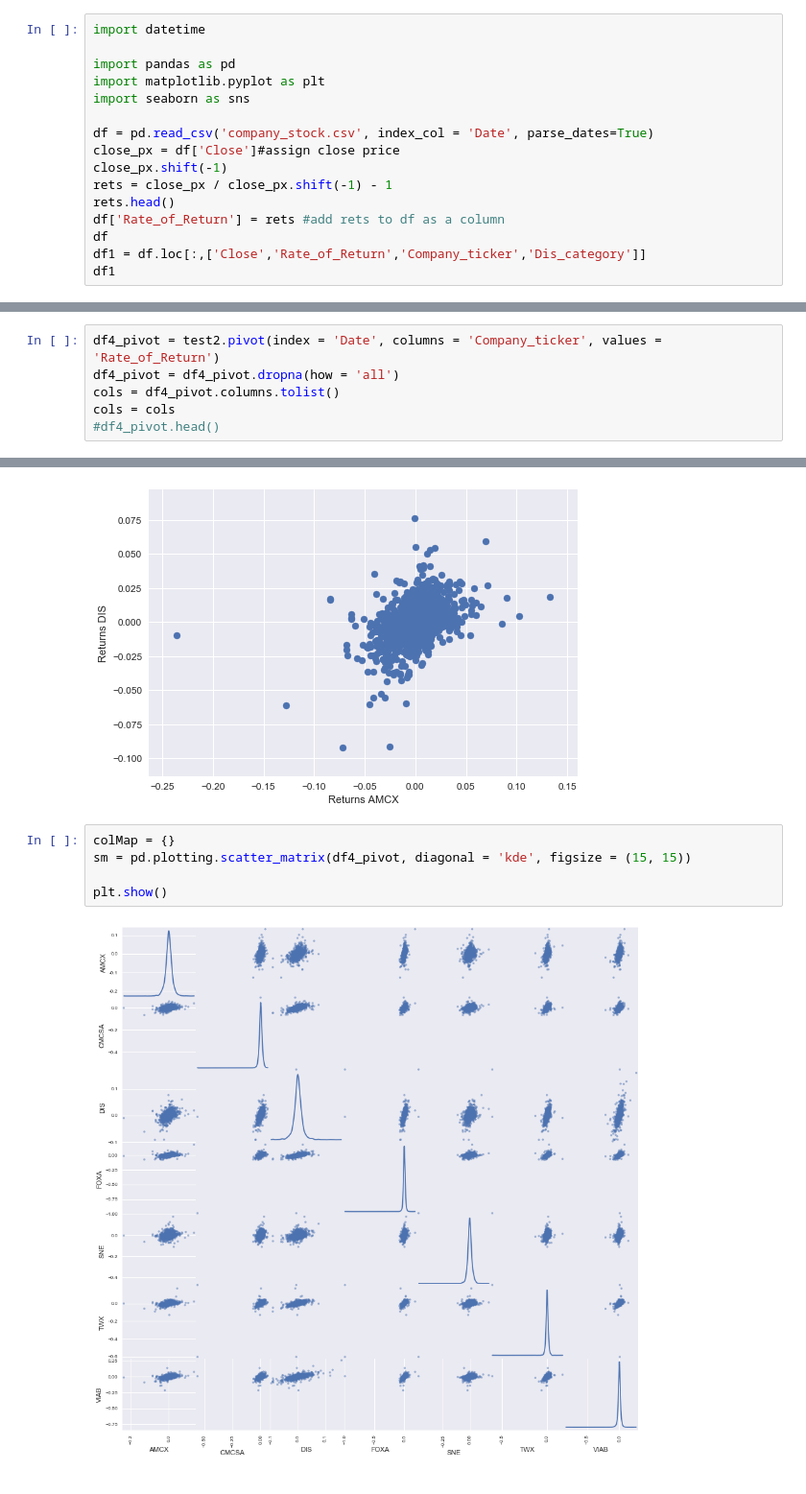
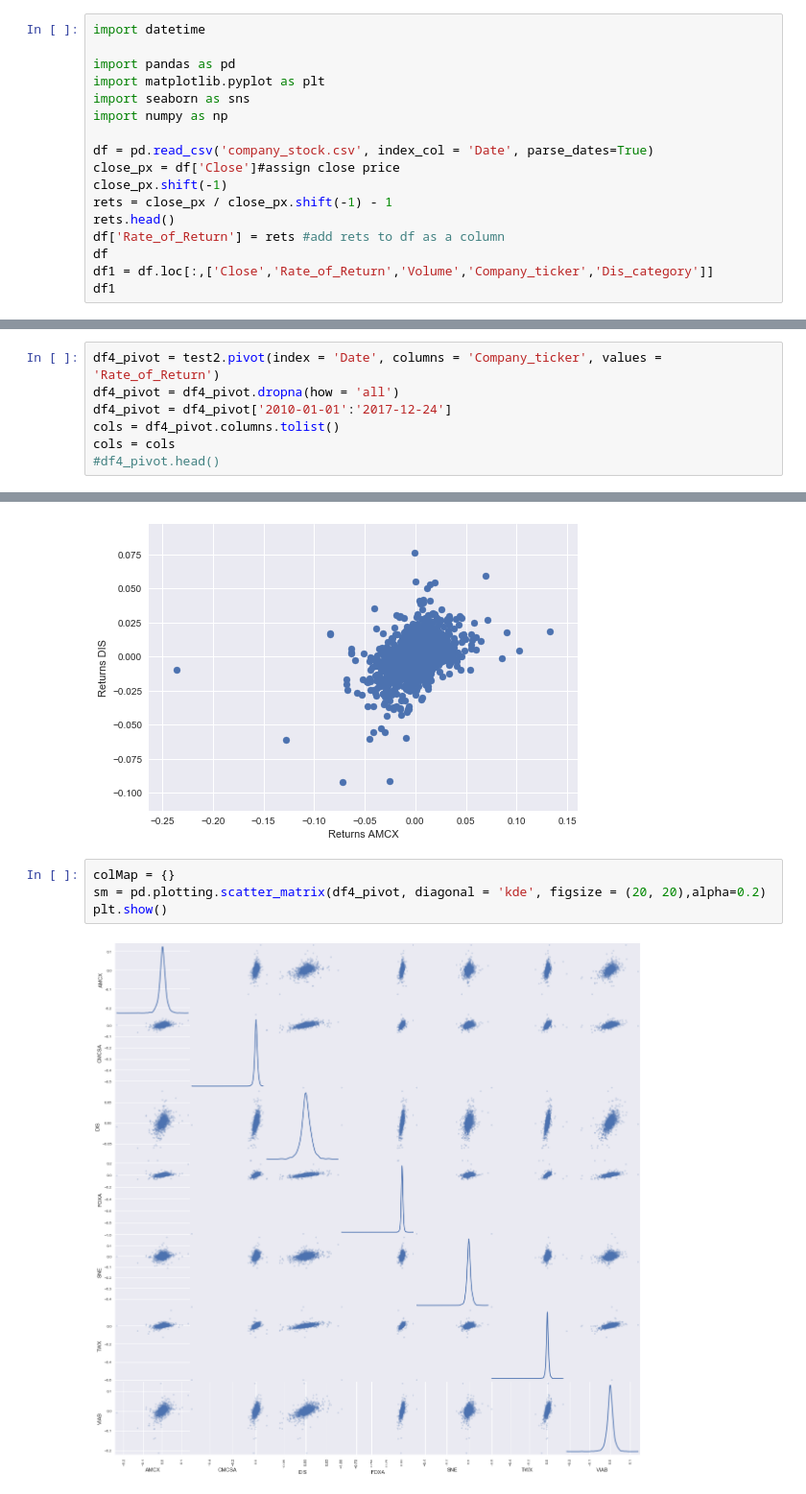
Before and after one commit to amyipliu/Project-Portfolio-, a Jupyter notebook: Clean Datas/Stock Price/Company_Stock - Hao Gong.ipynb, the cells around one changed output, grey strips where cells are left out. Shown at 96% size. Drawn from its saved outputs; the diff is of its cells as text.

```diff
--- a/Clean Datas/Stock Price/Company_Stock - Hao Gong.ipynb
+++ b/Clean Datas/Stock Price/Company_Stock - Hao Gong.ipynb
@@ -4,6 +4,7 @@ import datetime
 import pandas as pd
 import matplotlib.pyplot as plt
 import seaborn as sns
+import numpy as np
 
 df = pd.read_csv('company_stock.csv', index_col = 'Date', parse_dates=True)
 close_px = df['Close']#assign close price
@@ -12,6 +13,6 @@ rets = close_px / close_px.shift(-1) - 1
 rets.head()
 df['Rate_of_Return'] = rets #add rets to df as a column
 df
-df1 = df.loc[:,['Close','Rate_of_Return','Company_ticker','Dis_category']]
+df1 = df.loc[:,['Close','Rate_of_Return','Volume','Company_ticker','Dis_category']]
 df1
 # %% [output]
@@ -100,6 +141,7 @@ plt.show()
 # %%
 df4_pivot = test2.pivot(index = 'Date', columns = 'Company_ticker', values = 'Rate_of_Return')
 df4_pivot = df4_pivot.dropna(how = 'all')
+df4_pivot = df4_pivot['2010-01-01':'2017-12-24']
 cols = df4_pivot.columns.tolist()
 cols = cols
 #df4_pivot.head()
@@ -120,11 +161,10 @@ plt.show()
 [figure]
 # %%
 colMap = {}
-sm = pd.plotting.scatter_matrix(df4_pivot, diagonal = 'kde', figsize = (15, 15))
-
+sm = pd.plotting.scatter_matrix(df4_pivot, diagonal = 'kde', figsize = (20, 20),alpha=0.2)
 plt.show()
 # %% [output]
-[figure, old version]
+[figure, new version]
 # %%
 corr = df4_pivot.corr()
 corr
```
Also changed, not shown: parts of 18 cells of this notebook.
